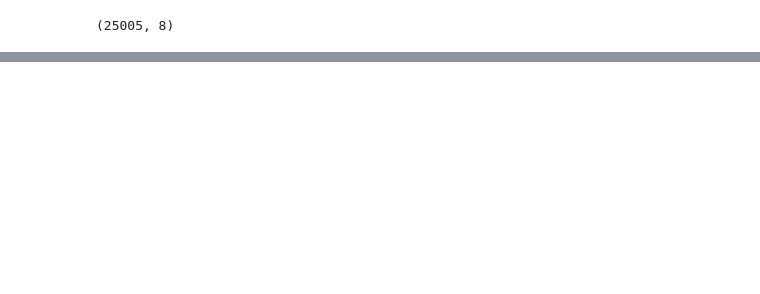
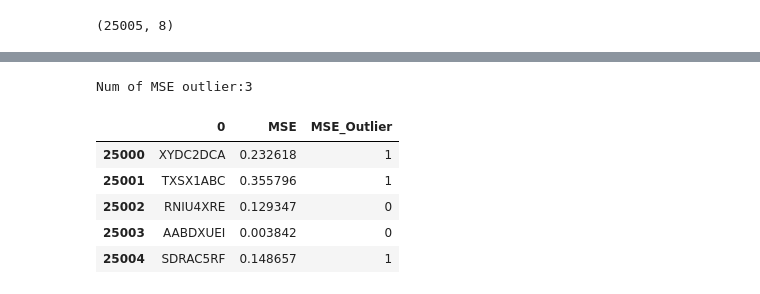
Before and after one commit to ganarajpr/sanskrit-autoencoder, a Jupyter notebook: Extract-Sanskrit.ipynb, the cells around one changed output, grey strips where cells are left out. Cells and saved outputs as stored; diff of their text form; code cells hidden in the pictures; blank space fills up the shorter version.

```diff
--- a/Extract-Sanskrit.ipynb
+++ b/Extract-Sanskrit.ipynb
@@ -131,0 +234,15 @@ To enable them in other operations, rebuild TensorFlow with the appropriate comp
+# %%
+seqs_ds['MSE_Outlier'] = 0
+seqs_ds.loc[seqs_ds['MSE'] > mse_threshold, 'MSE_Outlier'] = 1
+# %%
+print(f"Num of MSE outlier:{seqs_ds['MSE_Outlier'].sum()}")
+
+seqs_ds.iloc[25000:]
+# %% [output]
+Num of MSE outlier:3
+|  | 0 | MSE | MSE_Outlier |
+| 25000 | XYDC2DCA | 0.232618 | 1 |
+| 25001 | TXSX1ABC | 0.355796 | 1 |
+| 25002 | RNIU4XRE | 0.129347 | 0 |
+| 25003 | AABDXUEI | 0.003842 | 0 |
+| 25004 | SDRAC5RF | 0.148657 | 1 |
```
Also changed, not shown: parts of 12 cells of this notebook, 1 other file.
